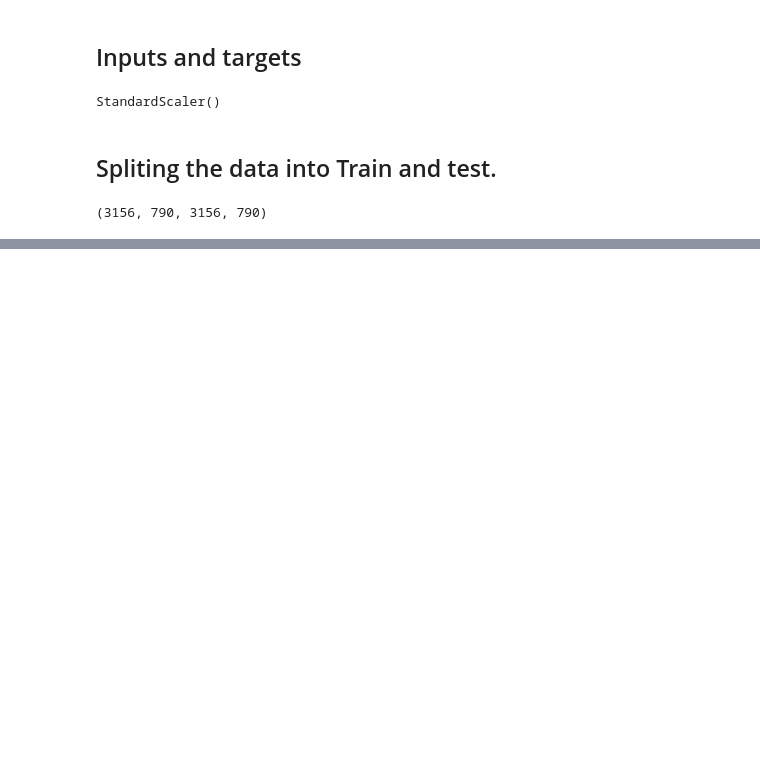
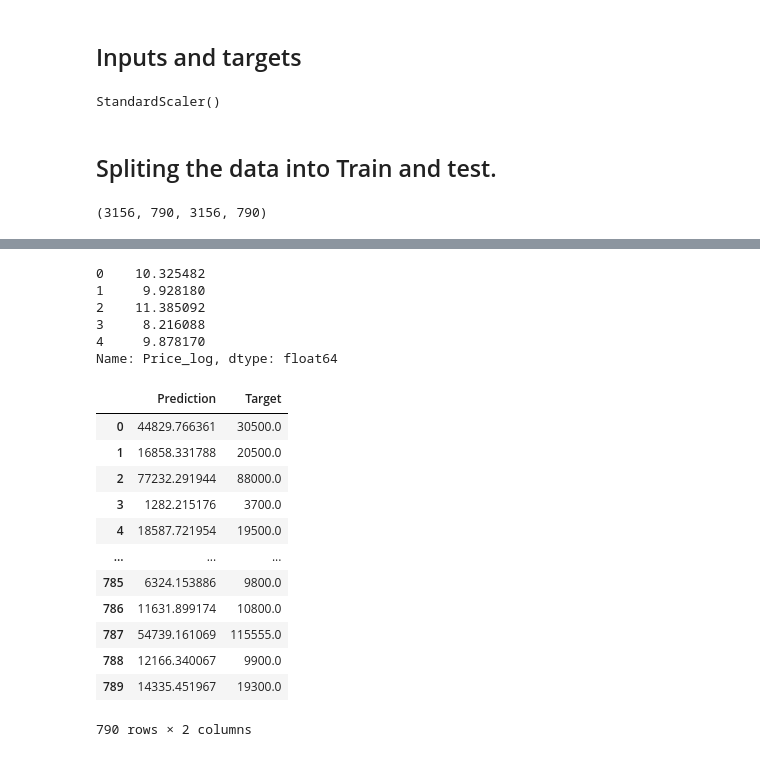
Before and after one commit to Poorya0071/Regression-machine-learning-and-deep-learning, a Jupyter notebook: car_price.ipynb, the cells around one changed output, grey strips where cells are left out. Saved outputs shown, nothing was run; the diff lists cells and outputs as text; code cells hidden in the pictures; blank space fills up the shorter version.

```diff
--- a/car_price.ipynb
+++ b/car_price.ipynb
@@ -387,0 +473,30 @@ len(x_train), len(x_test), len(y_train), len(y_test)
+# %%
+y_test = y_test.reset_index(drop=True)
+
+y_test.head()
+#beautiful, the problem solved
+# %% [output]
+0    10.325482
+1     9.928180
+2    11.385092
+3     8.216088
+4     9.878170
+Name: Price_log, dtype: float64
+# %%
+compare_df['Target'] = np.exp(y_test)
+compare_df
+# now it is easily possible to compare the results.
+# %% [output]
+|  | Prediction | Target |
+| 0 | 44829.766361 | 30500.0 |
+| 1 | 16858.331788 | 20500.0 |
+| 2 | 77232.291944 | 88000.0 |
+| 3 | 1282.215176 | 3700.0 |
+| 4 | 18587.721954 | 19500.0 |
+| ... | ... | ... |
+| 785 | 6324.153886 | 9800.0 |
+| 786 | 11631.899174 | 10800.0 |
+| 787 | 54739.161069 | 115555.0 |
+| 788 | 12166.340067 | 9900.0 |
+| 789 | 14335.451967 | 19300.0 |
+790 rows × 2 columns
```
Also changed, not shown: parts of 14 cells of this notebook.
